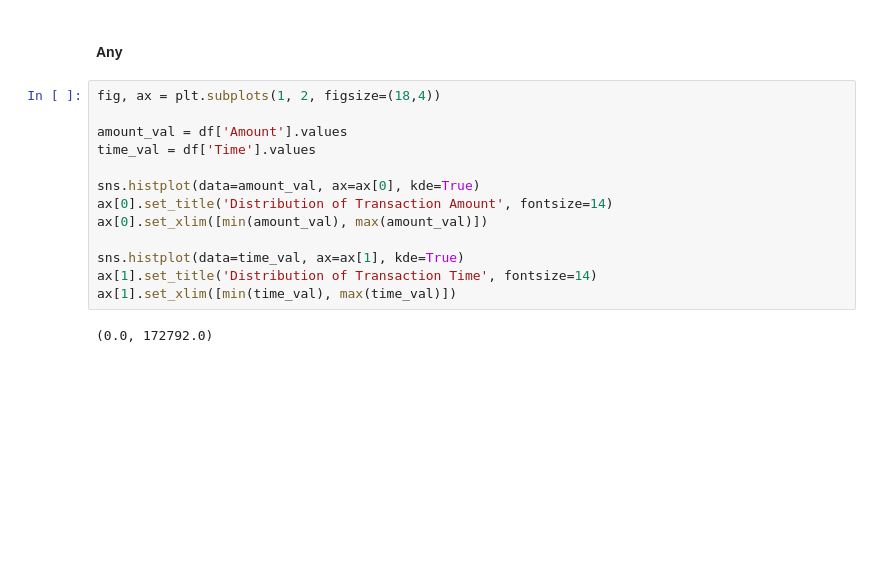
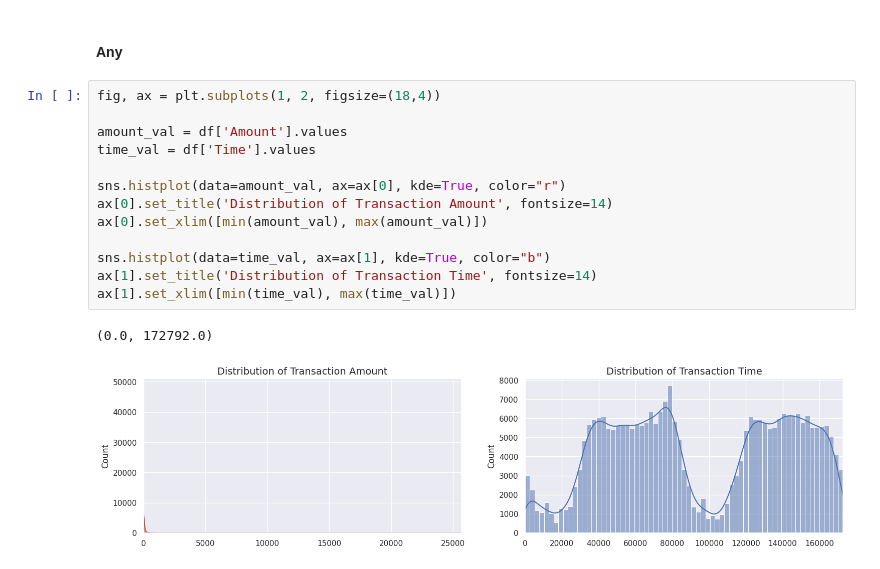
Before and after one commit to carlosMachado1/data-science-projects, a Jupyter notebook: credit_card_fraud_detection/main.ipynb, the cells around one changed output. Cells and saved outputs as stored; diff of their text form; blank space fills up the shorter version.

```diff
--- a/credit_card_fraud_detection/main.ipynb
+++ b/credit_card_fraud_detection/main.ipynb
@@ -151,15 +151,16 @@ array([[<Axes: title={'center': 'Time'}>, <Axes: title={'center': 'V1'}>,
 # %%
 fig, ax = plt.subplots(1, 2, figsize=(18,4))
 
 amount_val = df['Amount'].values
 time_val = df['Time'].values
 
-sns.histplot(data=amount_val, ax=ax[0], kde=True)
+sns.histplot(data=amount_val, ax=ax[0], kde=True, color="r")
 ax[0].set_title('Distribution of Transaction Amount', fontsize=14)
 ax[0].set_xlim([min(amount_val), max(amount_val)])
 
-sns.histplot(data=time_val, ax=ax[1], kde=True)
+sns.histplot(data=time_val, ax=ax[1], kde=True, color="b")
 ax[1].set_title('Distribution of Transaction Time', fontsize=14)
 ax[1].set_xlim([min(time_val), max(time_val)])
 # %% [output]
 (0.0, 172792.0)
+[figure, added]
```
Also changed, not shown: 1 other file.
